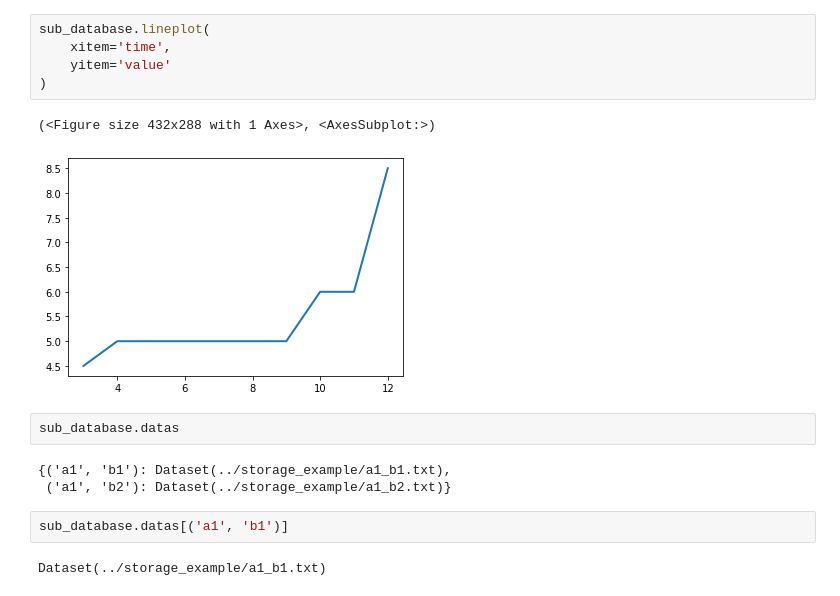
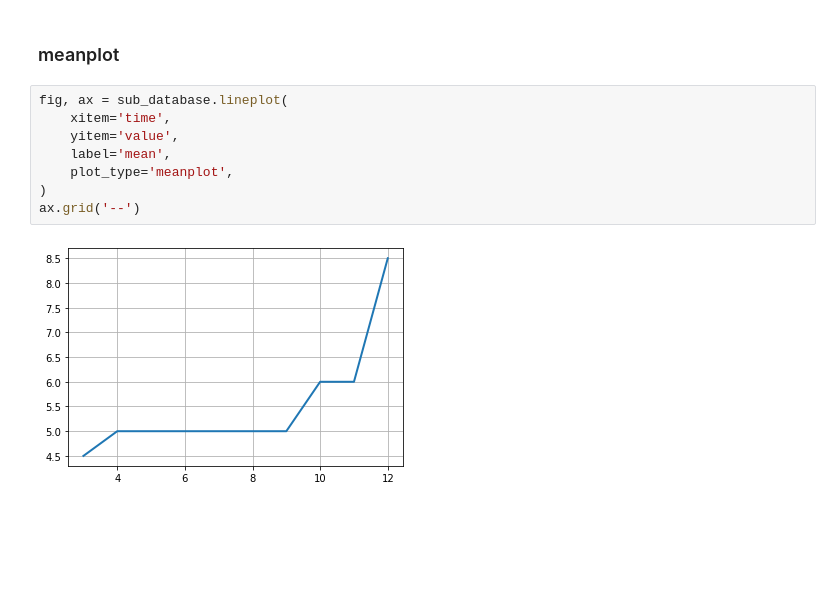
Before and after one commit to nariaki3551/SumExp, a Jupyter notebook: sumexp/example.ipynb, the cells around one changed output. Saved outputs shown, nothing was run; the diff lists cells and outputs as text; blank space fills up the shorter version.

```diff
--- a/sumexp/example.ipynb
+++ b/sumexp/example.ipynb
@@ -52,17 +175,12 @@ dataset 1
+# %% [markdown]
+### meanplot
 # %%
-sub_database.lineplot(
+fig, ax = sub_database.lineplot(
     xitem='time',
-    yitem='value'
+    yitem='value',
+    label='mean',
+    plot_type='meanplot',
 )
+ax.grid('--')
 # %% [output]
-(<Figure size 432x288 with 1 Axes>, <AxesSubplot:>)
-[figure, old version]
+[figure, new version]
-# %%
-sub_database.datas
-# %% [output]
-{('a1', 'b1'): Dataset(../storage_example/a1_b1.txt),
- ('a1', 'b2'): Dataset(../storage_example/a1_b2.txt)}
-# %%
-sub_database.datas[('a1', 'b1')]
-# %% [output]
-Dataset(../storage_example/a1_b1.txt)
```
Also changed, not shown: parts of 33 cells of this notebook, 6 other files.
